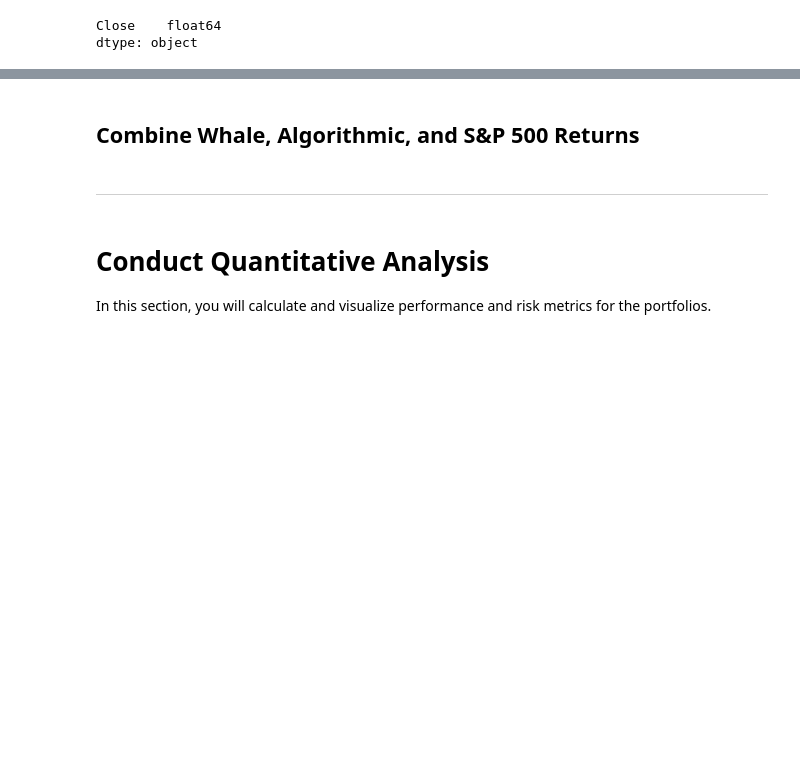
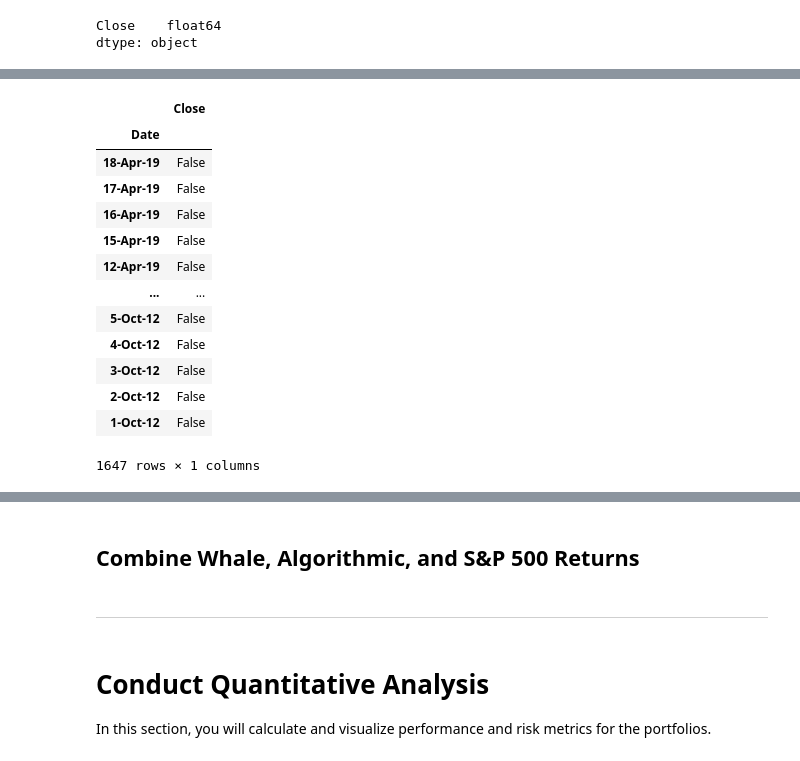
Before and after one commit to patricia-raj/whale-off-the-port-folio-, a Jupyter notebook: whale_analysis.ipynb, the cells around one changed output, grey strips where cells are left out. Saved outputs shown, nothing was run; the diff lists cells and outputs as text; code cells hidden in the pictures; blank space fills up the shorter version.

```diff
--- a/whale_analysis.ipynb
+++ b/whale_analysis.ipynb
@@ -267,2 +281,23 @@ dtype: int64
+# %%
+# Drop nulls
+sp500_returns_dataframe.isnull()
+sp500_returns_dataframe.isnull().sum()
+sp500_returns_dataframe = sp500_returns_dataframe.dropna().copy()
+sp500_returns_dataframe.isnull()
+# %% [output]
+|  | Close |
+| Date |  |
+| 18-Apr-19 | False |
+| 17-Apr-19 | False |
+| 16-Apr-19 | False |
+| 15-Apr-19 | False |
+| 12-Apr-19 | False |
+| ... | ... |
+| 5-Oct-12 | False |
+| 4-Oct-12 | False |
+| 3-Oct-12 | False |
+| 2-Oct-12 | False |
+| 1-Oct-12 | False |
+1647 rows × 1 columns
 # %%
 # Rename `Close` Column to be specific to this portfolio.
```
Also changed, not shown: parts of 12 cells of this notebook.
